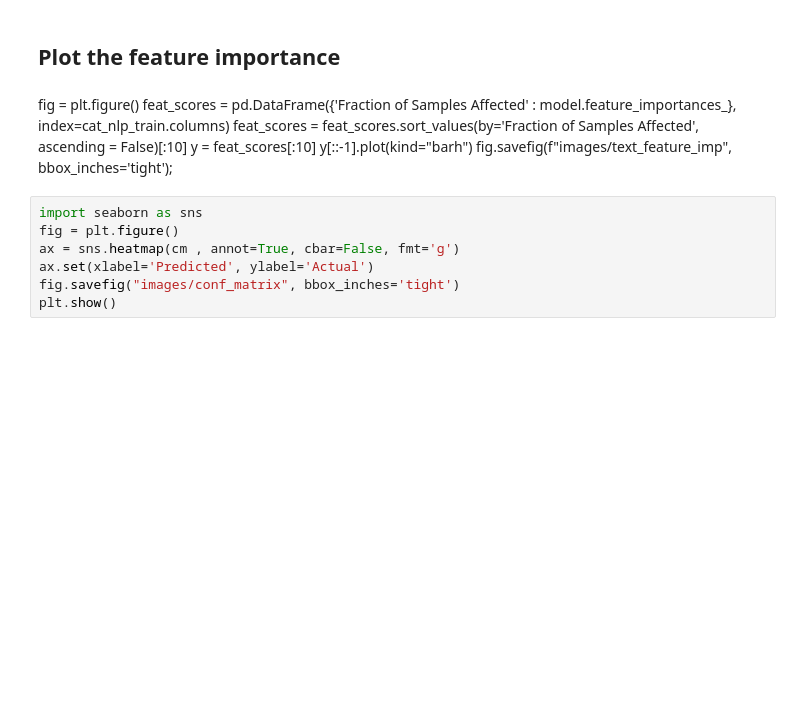
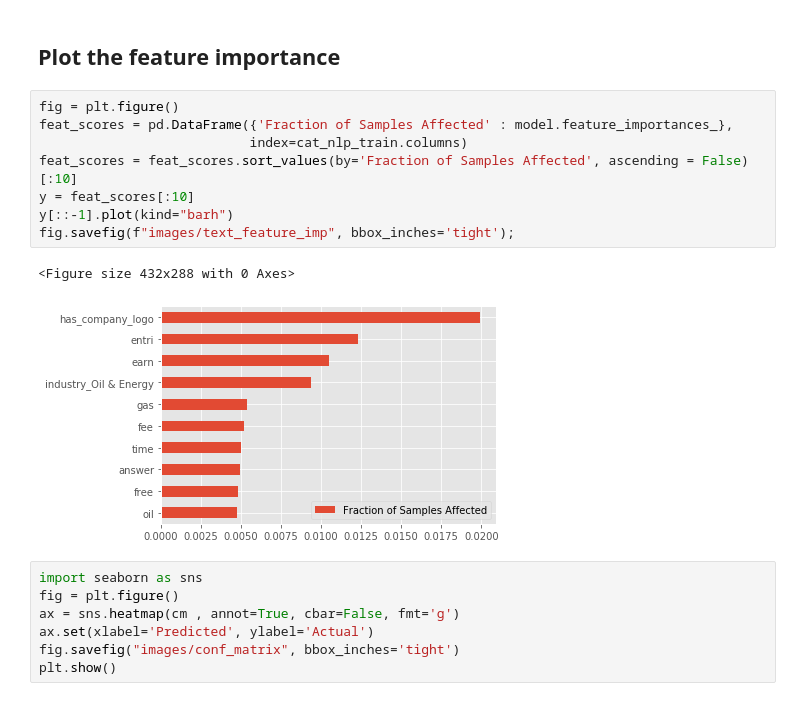
Before and after one commit to shwetasharmaeco/job_fraud_prediction, a Jupyter notebook: job_frauds.ipynb, the cells around one changed output. Cells and saved outputs as stored; diff of their text form; blank space fills up the shorter version.

```diff
--- a/job_frauds.ipynb
+++ b/job_frauds.ipynb
@@ -467,15 +443,17 @@ import pickle
 pickle.dump(model, open("model.pkl", "wb"))
 # %% [markdown]
 ## Plot the feature importance
-# %% [markdown]
-
-fig = plt.figure()
-feat_scores = pd.DataFrame({'Fraction of Samples Affected' : model.feature_importances_},
-                           index=cat_nlp_train.columns)
-feat_scores = feat_scores.sort_values(by='Fraction of Samples Affected', ascending = False)[:10]
-y = feat_scores[:10]
-y[::-1].plot(kind="barh")
-fig.savefig(f"images/text_feature_imp", bbox_inches='tight');
+# %%
+fig = plt.figure()
+feat_scores = pd.DataFrame({'Fraction of Samples Affected' : model.feature_importances_},
+                           index=cat_nlp_train.columns)
+feat_scores = feat_scores.sort_values(by='Fraction of Samples Affected', ascending = False)[:10]
+y = feat_scores[:10]
+y[::-1].plot(kind="barh")
+fig.savefig(f"images/text_feature_imp", bbox_inches='tight');
+# %% [output]
+<Figure size 432x288 with 0 Axes>
+[figure, added]
 # %%
 import seaborn as sns
 fig = plt.figure()
```
Also changed, not shown: parts of 56 cells of this notebook, 1 other file.
